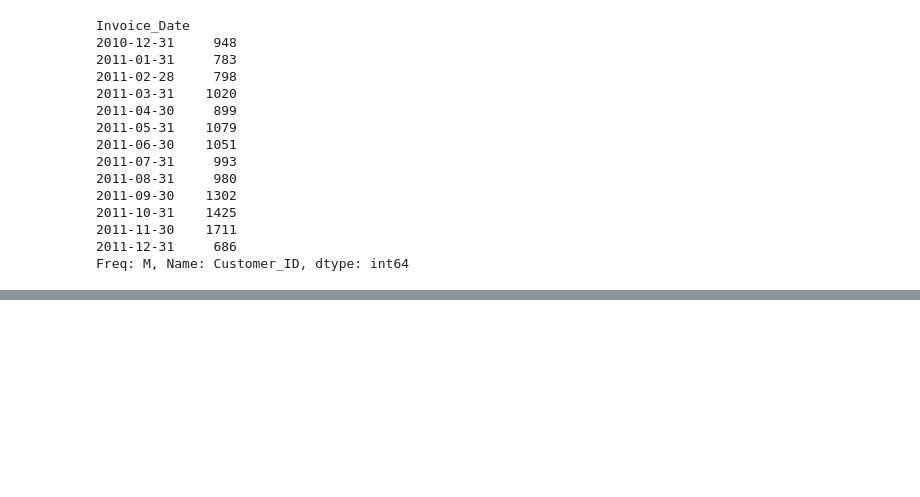
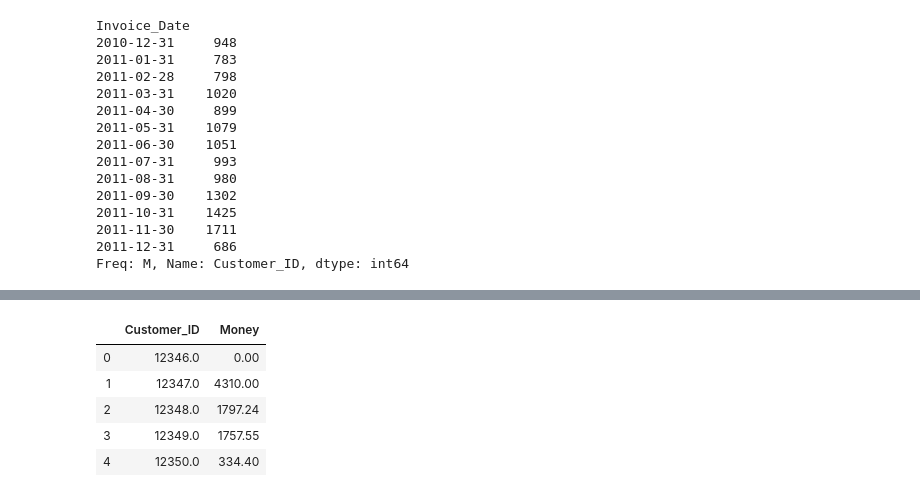
Before and after one commit to calvintirrell/ecommerce_data, a Jupyter notebook: notebooks/ecomm_project.ipynb, the cells around one changed output, grey strips where cells are left out. Cells and saved outputs as stored; diff of their text form; code cells hidden in the pictures; blank space fills up the shorter version.

Commit message:
total amount spent per customer

```diff
--- a/notebooks/ecomm_project.ipynb
+++ b/notebooks/ecomm_project.ipynb
@@ -560,0 +563,3 @@ Freq: M, Name: Customer_ID, dtype: int64
+# %%
+data['Total_Cost'] = data['Price_Per_Unit'] * data['Amount_Purchased']
+data.head()
@@ -560,0 +573,12 @@ Freq: M, Name: Customer_ID, dtype: int64
+# %%
+money_spent = data.groupby('Customer_ID',as_index = False)['Total_Cost'].sum()
+money_spent.columns = ['Customer_ID','Money']
+# %%
+money_spent.head()
+# %% [output]
+|  | Customer_ID | Money |
+| 0 | 12346.0 | 0.00 |
+| 1 | 12347.0 | 4310.00 |
+| 2 | 12348.0 | 1797.24 |
+| 3 | 12349.0 | 1757.55 |
+| 4 | 12350.0 | 334.40 |
```
Also changed, not shown: parts of 2 cells of this notebook.
